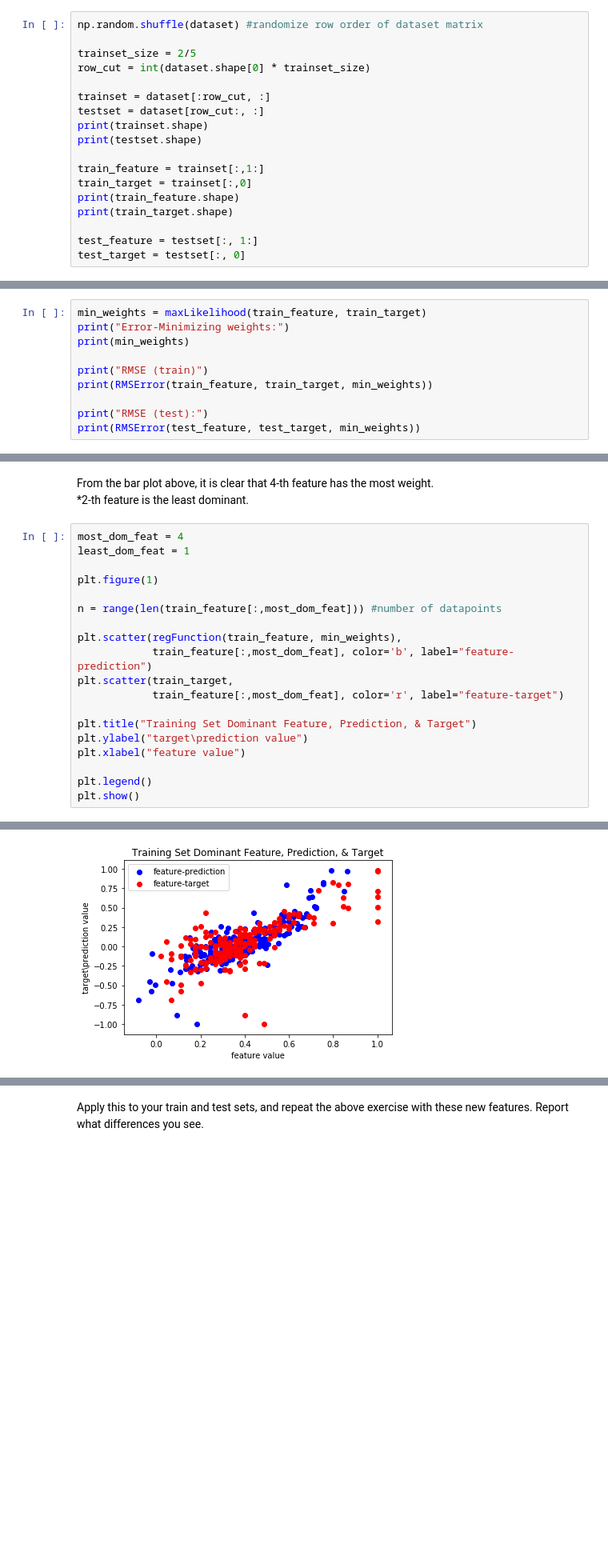
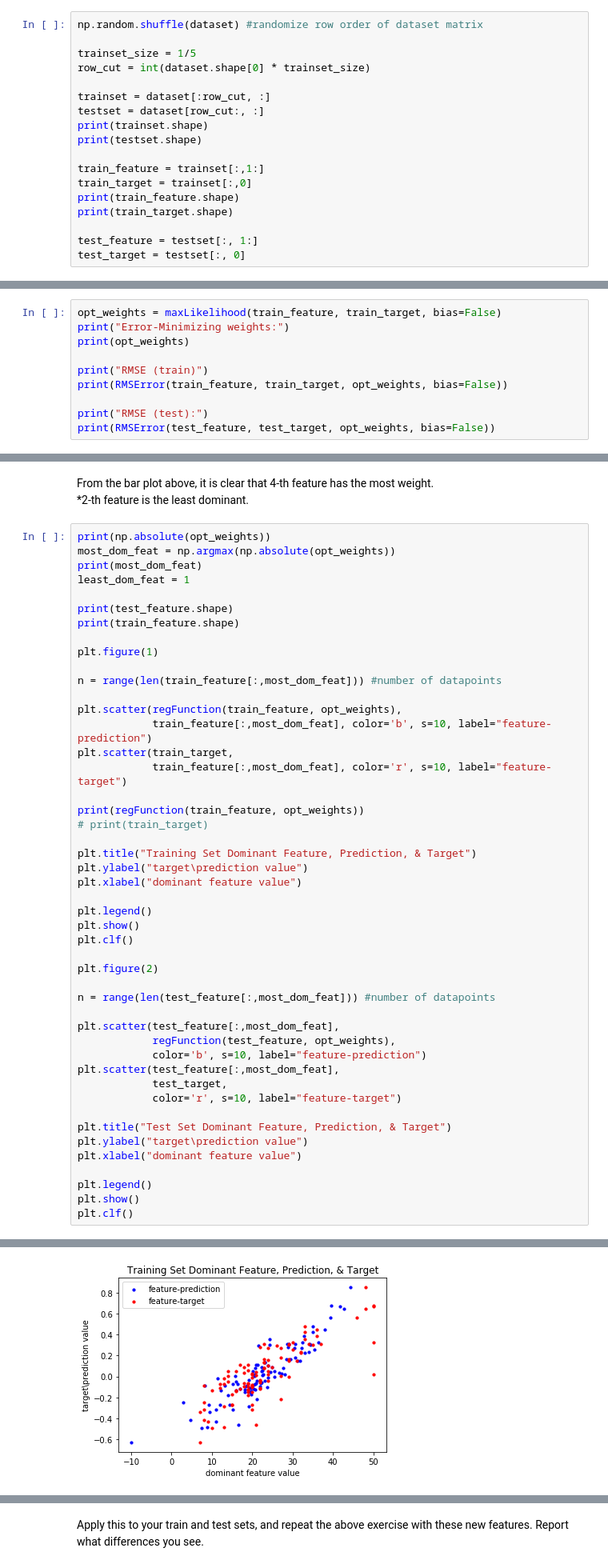
Before and after one commit to ATanggara/Statistical_Machine_Learning_2019, a Jupyter notebook: week2/02-regression-work.ipynb, the cells around one changed output, grey strips where cells are left out. Shown at 80% size. Drawn from its saved outputs; the diff is of its cells as text; blank space fills up the shorter version.

````diff
--- a/week2/02-regression-work.ipynb
+++ b/week2/02-regression-work.ipynb
@@ -128,7 +124,7 @@ Note that the data may be sorted or ordered in some way we cannot predict. How w
 # %%
 np.random.shuffle(dataset) #randomize row order of dataset matrix
 
-trainset_size = 2/5
+trainset_size = 1/5
 row_cut = int(dataset.shape[0] * trainset_size)
 
 trainset = dataset[:row_cut, :]
@@ -153,14 +149,14 @@ test_target = testset[:, 0]
 
 Find the feature with the biggest weight. Using ```matplotlib``` ([docs for ```matplotlib.pyplot.plot```](https://matplotlib.org/api/_as_gen/matplotlib.pyplot.plot.html)), create a plot of this feature against the label for the datapoints in the training set. In a different colour, plot this feature against the predicted label. Create a similar plot for the test data.
 # %%
-min_weights = maxLikelihood(train_feature, train_target)
+opt_weights = maxLikelihood(train_feature, train_target, bias=False)
 print("Error-Minimizing weights:")
-print(min_weights)
+print(opt_weights)
 
 print("RMSE (train)")
-print(RMSError(train_feature, train_target, min_weights))
+print(RMSError(train_feature, train_target, opt_weights, bias=False))
 
 print("RMSE (test):")
-print(RMSError(test_feature, test_target, min_weights))
+print(RMSError(test_feature, test_target, opt_weights, bias=False))
 # %% [output]
 Error-Minimizing weights:
@@ -187,22 +188,50 @@ plt.show()
 From the bar plot above, it is clear that 4-th feature has the most weight.
 *2-th feature is the least dominant.
 # %%
-most_dom_feat = 4
+print(np.absolute(opt_weights))
+most_dom_feat = np.argmax(np.absolute(opt_weights))
+print(most_dom_feat)
 least_dom_feat = 1
+
+print(test_feature.shape)
+print(train_feature.shape)
 
 plt.figure(1)
 
 n = range(len(train_feature[:,most_dom_feat])) #number of datapoints
 
-plt.scatter(regFunction(train_feature, min_weights),
-            train_feature[:,most_dom_feat], color='b', label="feature-prediction")
+plt.scatter(regFunction(train_feature, opt_weights),
+            train_feature[:,most_dom_feat], color='b', s=10, label="feature-prediction")
 plt.scatter(train_target,
-            train_feature[:,most_dom_feat], color='r', label="feature-target")
+            train_feature[:,most_dom_feat], color='r', s=10, label="feature-target")
+
+print(regFunction(train_feature, opt_weights))
+# print(train_target)
 
 plt.title("Training Set Dominant Feature, Prediction, & Target")
 plt.ylabel("target\prediction value")
-plt.xlabel("feature value")
+plt.xlabel("dominant feature value")
 
 plt.legend()
 plt.show()
+plt.clf()
+
+plt.figure(2)
+
+n = range(len(test_feature[:,most_dom_feat])) #number of datapoints
+
+plt.scatter(test_feature[:,most_dom_feat],
+            regFunction(test_feature, opt_weights),
+            color='b', s=10, label="feature-prediction")
+plt.scatter(test_feature[:,most_dom_feat],
+            test_target,
+            color='r', s=10, label="feature-target")
+
+plt.title("Test Set Dominant Feature, Prediction, & Target")
+plt.ylabel("target\prediction value")
+plt.xlabel("dominant feature value")
+
+plt.legend()
+plt.show()
+plt.clf()
 # %% [output]
@@ -209 +255 @@ plt.show()
-[figure, old version]
+[figure, new version]
````
Also changed, not shown: parts of 13 cells of this notebook, 3 other files.
